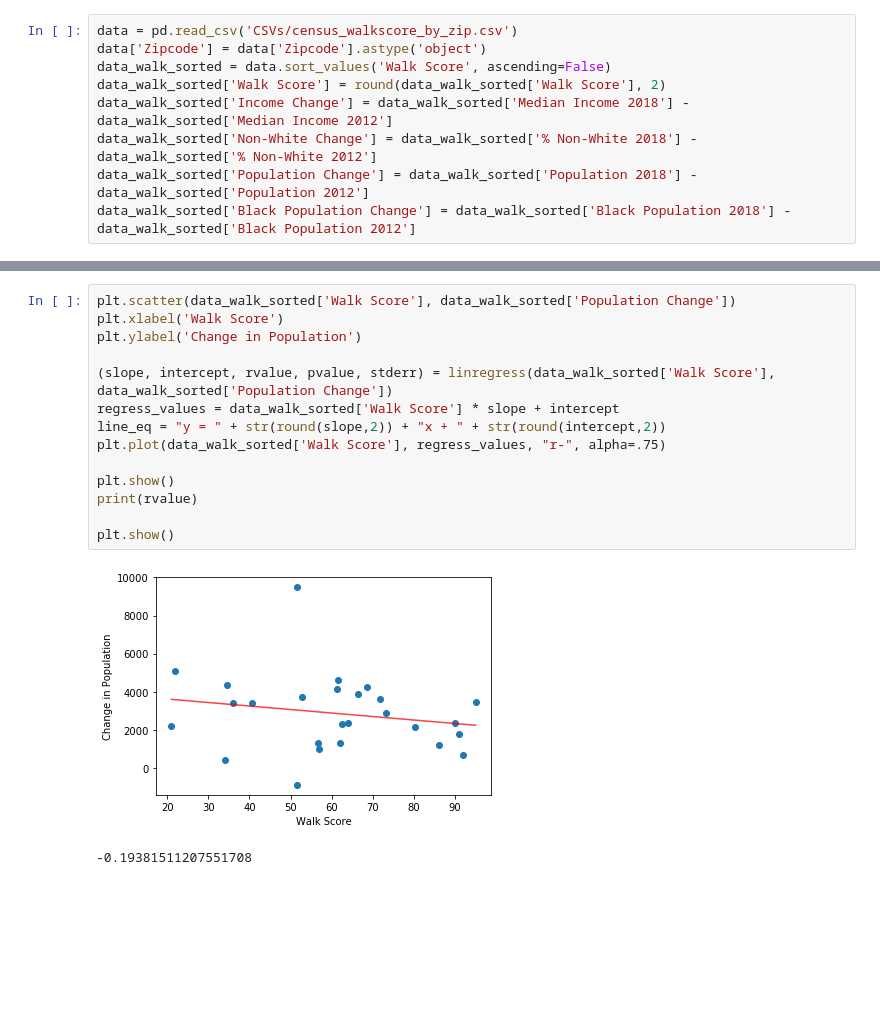
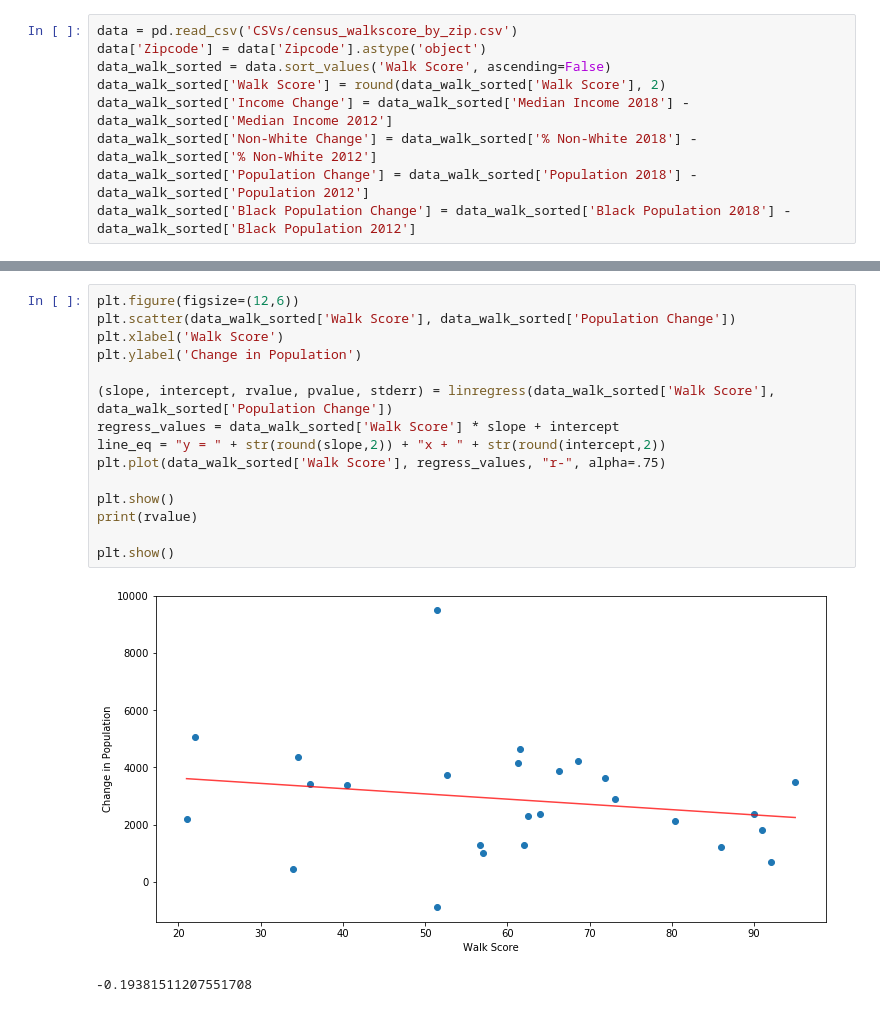
Before and after one commit to troypramsey/WalkabilityRaceIncome_InPortland_2012-2018, a Jupyter notebook: Scatterplots and Regressions.ipynb, the cells around one changed output, grey strips where cells are left out. Drawn from its saved outputs; the diff is of its cells as text; blank space fills up the shorter version.

```diff
--- a/Scatterplots and Regressions.ipynb
+++ b/Scatterplots and Regressions.ipynb
@@ -47,19 +50,20 @@ plt.show()
 -0.1700157210396869
 # %%
+plt.figure(figsize=(12,6))
 plt.scatter(data_walk_sorted['Walk Score'], data_walk_sorted['Population Change'])
 plt.xlabel('Walk Score')
 plt.ylabel('Change in Population')
 
 (slope, intercept, rvalue, pvalue, stderr) = linregress(data_walk_sorted['Walk Score'], data_walk_sorted['Population Change'])
 regress_values = data_walk_sorted['Walk Score'] * slope + intercept
 line_eq = "y = " + str(round(slope,2)) + "x + " + str(round(intercept,2))
 plt.plot(data_walk_sorted['Walk Score'], regress_values, "r-", alpha=.75)
 
 plt.show()
 print(rvalue)
 
 plt.show()
 # %% [output]
-[figure, old version]
+[figure, new version]
 -0.19381511207551708
 # %%
```
Also changed, not shown: parts of 5 cells of this notebook.
